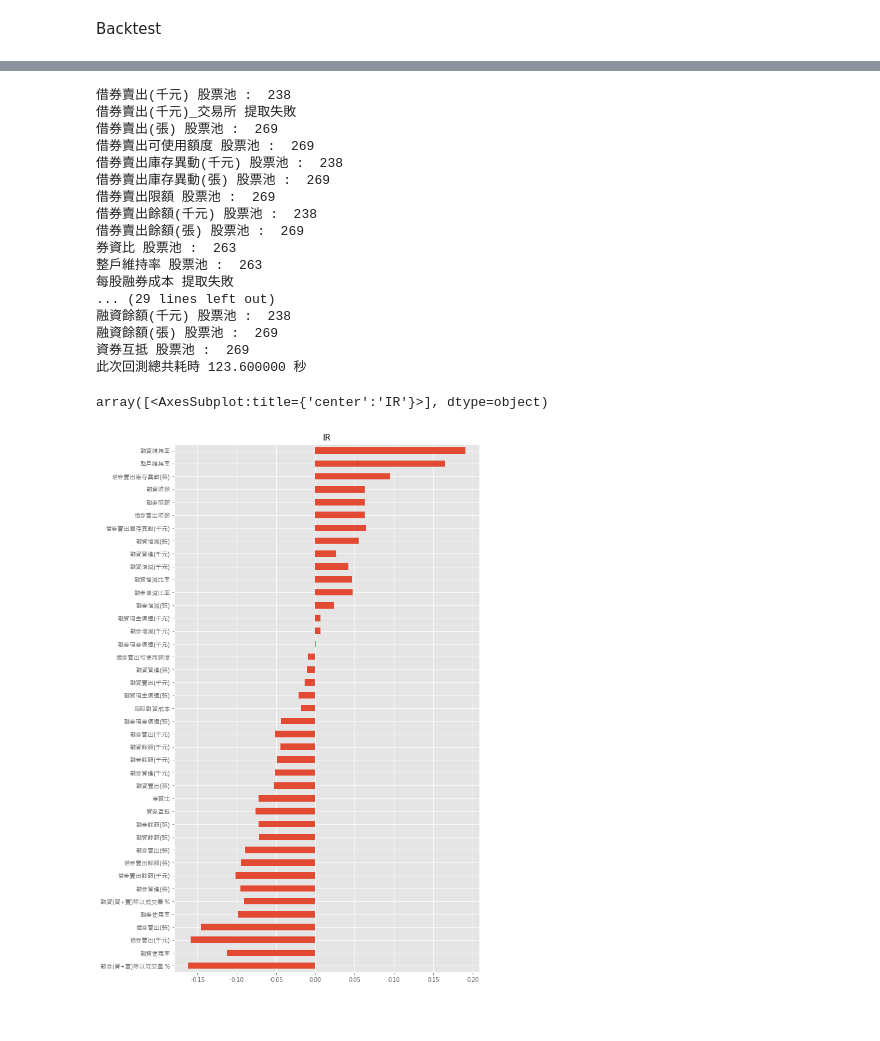
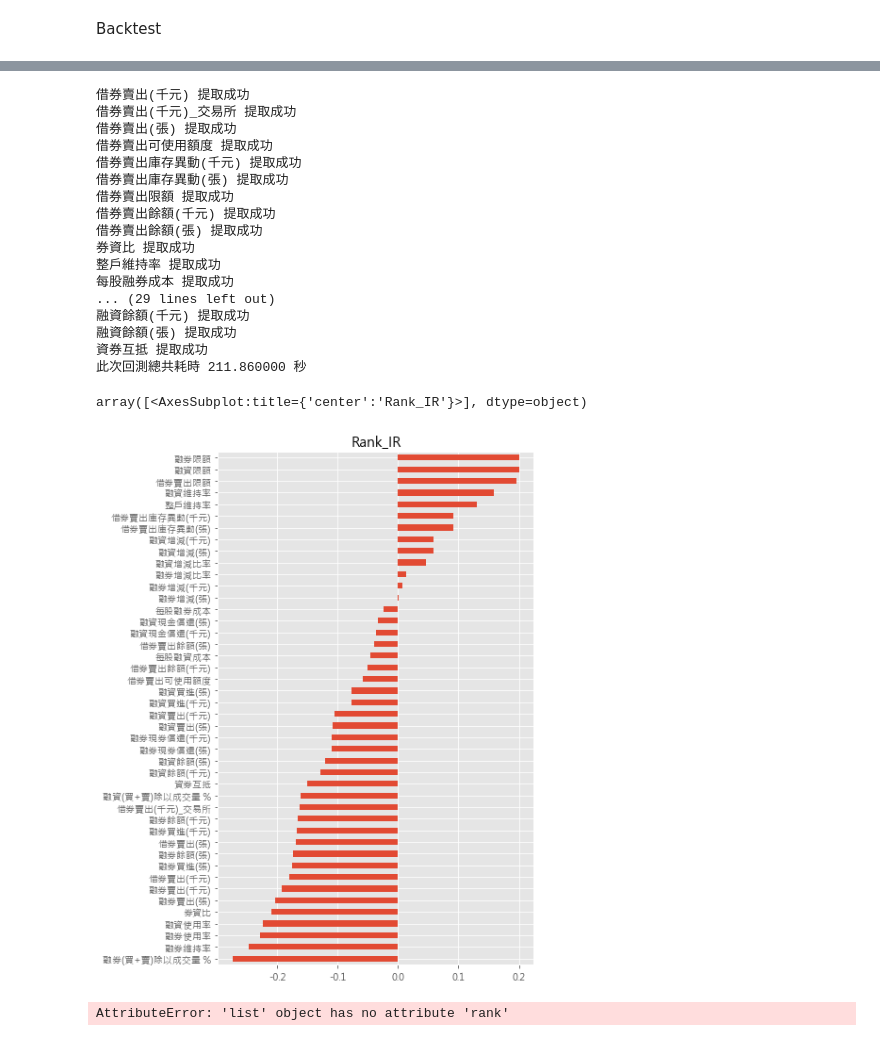
Before and after one commit to wezzyzzs/TMBA_-, a Jupyter notebook: All_Factor_Backtest.ipynb, the cells around one changed output, grey strips where cells are left out. Saved outputs shown, nothing was run; the diff lists cells and outputs as text; code cells hidden in the pictures.

```diff
--- a/All_Factor_Backtest.ipynb
+++ b/All_Factor_Backtest.ipynb
@@ -61,10 +61,10 @@ def df_preprocess(factor_df,stock_df,market_df) :
 
     df = factor_df.copy()
     df['年月日'] = pd.to_datetime(df['年月日'].astype('str'))
-    df = df.set_index('年月日').dropna(axis = 1)
-    df = df.loc[bt_start:bt_end].replace(['           -','      -','     -','              -','        -','            -'],np.nan).dropna(axis = 1).astype('float')
+    df = df.set_index('年月日')
+    df = df.loc[bt_start:bt_end].replace(['           -','      -','     -','              -','        -','            -'],np.nan).astype('float')
 
-    stock_set = set(stock_df.columns) & set(df.columns)&set(market_df.tail(1)[market_df.tail(1) == 'TSE  '].dropna(axis = 1).columns)
+    stock_set = set(stock_df.columns) & set(df.columns)
     stock_df = stock_df[list(stock_set)]
     df = df[list(stock_set)]
     stock_close = stock_df.copy()
@@ -157,7 +153,8 @@ def backtest(df,long_cut,short_cut,cut_size) :
 Condition
 # %%
 def stock_signal(rebalance_day,cut_size,cut,data) :
-    df = pd.qcut(data.loc[rebalance_day].dropna().rank(method = 'first'),
+    unlist_stock = market_df.loc[rebalance_day][market_df.loc[rebalance_day] == 'TSE  '].index
+    df = pd.qcut(data.loc[rebalance_day,unlist_stock].dropna().rank(method = 'first'),
                  q = cut_size,labels = [x for x in range(1,cut_size+1)],duplicates = 'drop') == cut
     signal = df.keys()[df]
     return signal
@@ -212,8 +209,8 @@ for factor in filename[1:] :
 
     df , stock_close , stock_pool= df_preprocess(factor_df,stock_df,market_df)
 
-    if stock_pool != 0 :
-        ret_long_df, ret_short_df, ret_port_df,sharpe_list,ret_mdd_list,mdd_list,annual_return_list = backtest(df,10,1,10)
+    try :
+        ret_long_df, ret_short_df, ret_port_df,sharpe_list,ret_mdd_list,mdd_list,annual_return_list = backtest(df,1,5,5)
 
         factor_return[factor[:-4]] = [ret_long_df.cumsum().values.squeeze()[-1],
                                      ret_short_df.cumsum().values.squeeze()[-1],
@@ -235,8 +232,8 @@ for factor in filename[1:] :
                                   annual_return_list[1][0].squeeze(),
                                   annual_return_list[2][0].squeeze()]
 
-        print(factor[:-4],"股票池 : ",stock_pool)
-    else :
+        print(factor[:-4],"提取成功 : ")
+    except TypeError :
         print(factor[:-4],"提取失敗")
 end_time = time.time()
 print('此次回測總共耗時 %f 秒' %(round(end_time-start_time,2)))
@@ -302,8 +299,10 @@ def backtest_ic_ir(df) :
 
             #     回測
             ret_long_factor_values = df.loc[rebalance_list['end'][i-1],long_signal].values
+            ret_long_factor_values = pd.Series(ret_long_factor_values).rank(ascending = False)
 
             ret_long = stock_close.loc[rebalance_list['start'][i]:rebalance_list['end'][i],long_signal].pct_change().fillna(0).cumsum().tail(1).melt().value
+            ret_long = pd.Series(ret_long).rank(ascending = False)
 
             ic = stats.spearmanr(ret_long_factor_values,ret_long.values)[0]
             ic_pvalue = stats.spearmanr(ret_long_factor_values,ret_long.values)[1]
@@ -312,8 +311,8 @@ def backtest_ic_ir(df) :
             ic_pvalue_list.append(ic_pvalue)
 
 
-        ic_df = pd.DataFrame([ic_long_list,ic_pvalue_list],index = ['IC','P-value']).T
-        ic_df['IR'] = ic_df['IC'].mean()/ic_df['IC'].std()
+        ic_df = pd.DataFrame([ic_long_list,ic_pvalue_list],index = ['Rank_IC','P-value']).T
+        ic_df['Rank_IR'] = ic_df['Rank_IC'].mean()/ic_df['Rank_IC'].std()
         ic_df = ic_df.mean()
 
         return ic_df
@@ -341,31 +340,36 @@ for factor in filename[1:] :
         ic_df = backtest_ic_ir(df)
         IC_dic[factor[:-4]] = ic_df
 
-        print(factor[:-4],"股票池 : ",stock_pool)
+        print(factor[:-4],"提取成功")
     else :
         print(factor[:-4],"提取失敗")
 end_time = time.time()
 print('此次回測總共耗時 %f 秒' %(round(end_time-start_time,2)))
 # %% [output]
-借券賣出(千元) 股票池 :  238
-借券賣出(千元)_交易所 提取失敗
-借券賣出(張) 股票池 :  269
-借券賣出可使用額度 股票池 :  269
-借券賣出庫存異動(千元) 股票池 :  238
-借券賣出庫存異動(張) 股票池 :  269
-借券賣出限額 股票池 :  269
-借券賣出餘額(千元) 股票池 :  238
-借券賣出餘額(張) 股票池 :  269
-券資比 股票池 :  263
-整戶維持率 股票池 :  263
-每股融券成本 提取失敗
+借券賣出(千元) 提取成功
+借券賣出(千元)_交易所 提取成功
+借券賣出(張) 提取成功
+借券賣出可使用額度 提取成功
+借券賣出庫存異動(千元) 提取成功
+借券賣出庫存異動(張) 提取成功
+借券賣出限額 提取成功
+借券賣出餘額(千元) 提取成功
+借券賣出餘額(張) 提取成功
+券資比 提取成功
+整戶維持率 提取成功
+每股融券成本 提取成功
 ... (29 lines left out)
-融資餘額(千元) 股票池 :  238
-融資餘額(張) 股票池 :  269
-資券互抵 股票池 :  269
-此次回測總共耗時 123.600000 秒
+融資餘額(千元) 提取成功
+融資餘額(張) 提取成功
+資券互抵 提取成功
+此次回測總共耗時 211.860000 秒
 # %%
-pd.DataFrame(IC_dic).T.sort_values(['IC'],ascending = True)['IR'].plot(kind = 'barh',figsize = (9,16),subplots = True)
+pd.DataFrame(IC_dic).T.sort_values(['Rank_IR'],ascending = True)['Rank_IR'].plot(kind = 'barh',figsize = (6,10),subplots = True)
 # %% [output]
-array([<AxesSubplot:title={'center':'IR'}>], dtype=object)
+array([<AxesSubplot:title={'center':'Rank_IR'}>], dtype=object)
-[figure, old version]
+[figure, new version]
+# %%
+a = [1,2,3,4]
+a.rank()
+# %% [output]
+AttributeError: 'list' object has no attribute 'rank'
```
Also changed, not shown: parts of 6 cells of this notebook.
